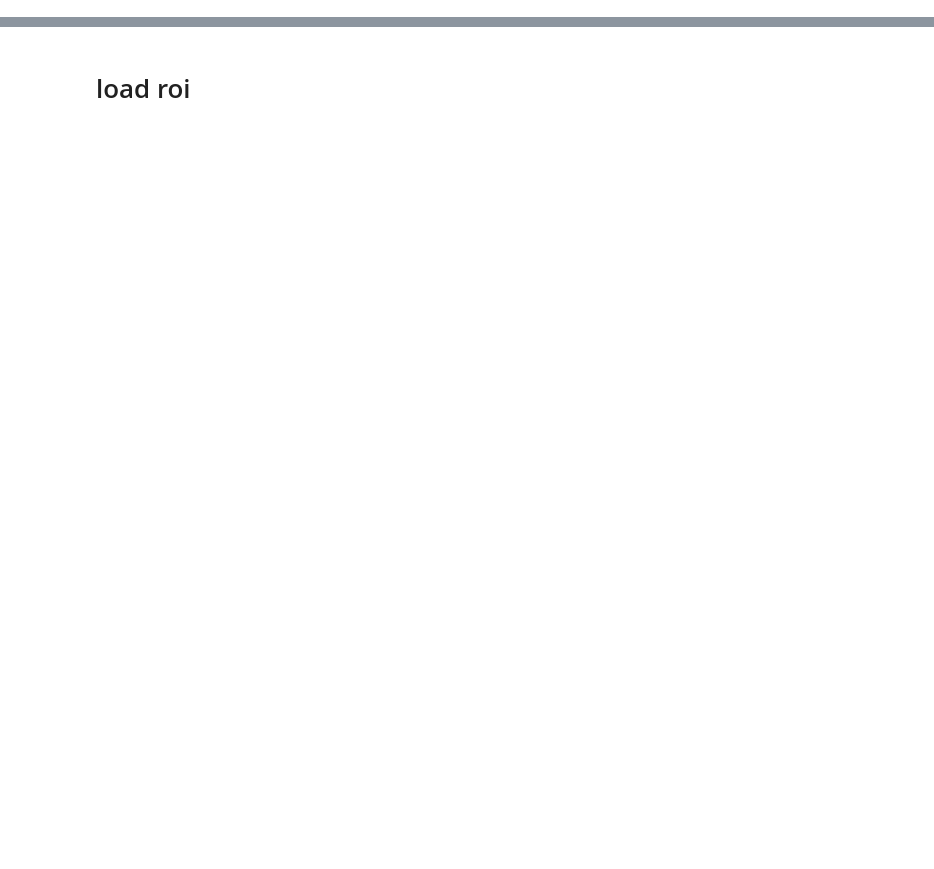
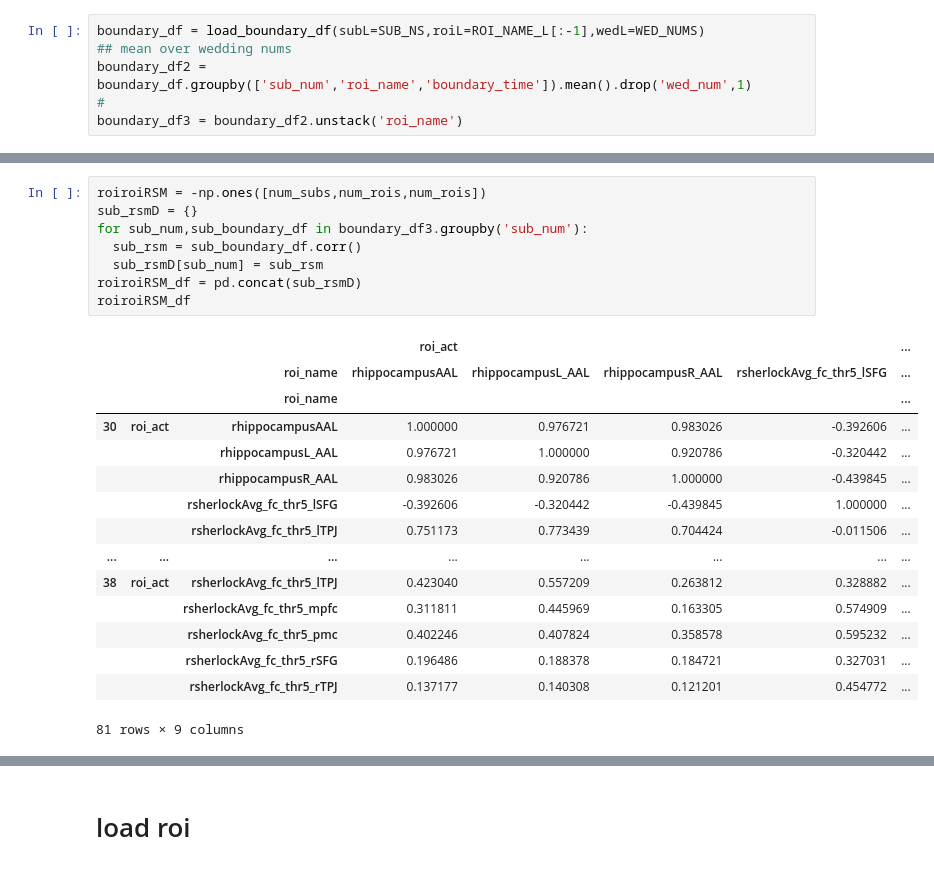
Before and after one commit to andrebeu/cswfmri, a Jupyter notebook: brain_RSA_and_HPC.ipynb, the cells around one changed output, grey strips where cells are left out. Cells and saved outputs as stored; diff of their text form; blank space fills up the shorter version.

```diff
--- a/brain_RSA_and_HPC.ipynb
+++ b/brain_RSA_and_HPC.ipynb
@@ -13,0 +107,6 @@ from utils import *
+# %%
+boundary_df = load_boundary_df(subL=SUB_NS,roiL=ROI_NAME_L[:-1],wedL=WED_NUMS)
+## mean over wedding nums
+boundary_df2 = boundary_df.groupby(['sub_num','roi_name','boundary_time']).mean().drop('wed_num',1)
+#
+boundary_df3 = boundary_df2.unstack('roi_name')
@@ -13,0 +118,24 @@ from utils import *
+# %%
+roiroiRSM = -np.ones([num_subs,num_rois,num_rois])
+sub_rsmD = {}
+for sub_num,sub_boundary_df in boundary_df3.groupby('sub_num'):
+  sub_rsm = sub_boundary_df.corr()
+  sub_rsmD[sub_num] = sub_rsm
+roiroiRSM_df = pd.concat(sub_rsmD)
+roiroiRSM_df
+# %% [output]
+|  |  |  | roi_act |  |  |  | ... |
+|  |  | roi_name | rhippocampusAAL | rhippocampusL_AAL | rhippocampusR_AAL | rsherlockAvg_fc_thr5_lSFG | ... |
+|  |  | roi_name |  |  |  |  | ... |
+| 30 | roi_act | rhippocampusAAL | 1.000000 | 0.976721 | 0.983026 | -0.392606 | ... |
+|  |  | rhippocampusL_AAL | 0.976721 | 1.000000 | 0.920786 | -0.320442 | ... |
+|  |  | rhippocampusR_AAL | 0.983026 | 0.920786 | 1.000000 | -0.439845 | ... |
+|  |  | rsherlockAvg_fc_thr5_lSFG | -0.392606 | -0.320442 | -0.439845 | 1.000000 | ... |
+|  |  | rsherlockAvg_fc_thr5_lTPJ | 0.751173 | 0.773439 | 0.704424 | -0.011506 | ... |
+| ... | ... | ... | ... | ... | ... | ... | ... |
+| 38 | roi_act | rsherlockAvg_fc_thr5_lTPJ | 0.423040 | 0.557209 | 0.263812 | 0.328882 | ... |
+|  |  | rsherlockAvg_fc_thr5_mpfc | 0.311811 | 0.445969 | 0.163305 | 0.574909 | ... |
+|  |  | rsherlockAvg_fc_thr5_pmc | 0.402246 | 0.407824 | 0.358578 | 0.595232 | ... |
+|  |  | rsherlockAvg_fc_thr5_rSFG | 0.196486 | 0.188378 | 0.184721 | 0.327031 | ... |
+|  |  | rsherlockAvg_fc_thr5_rTPJ | 0.137177 | 0.140308 | 0.121201 | 0.454772 | ... |
+81 rows × 9 columns
```
Also changed, not shown: parts of 10 cells of this notebook, 56 other files.
